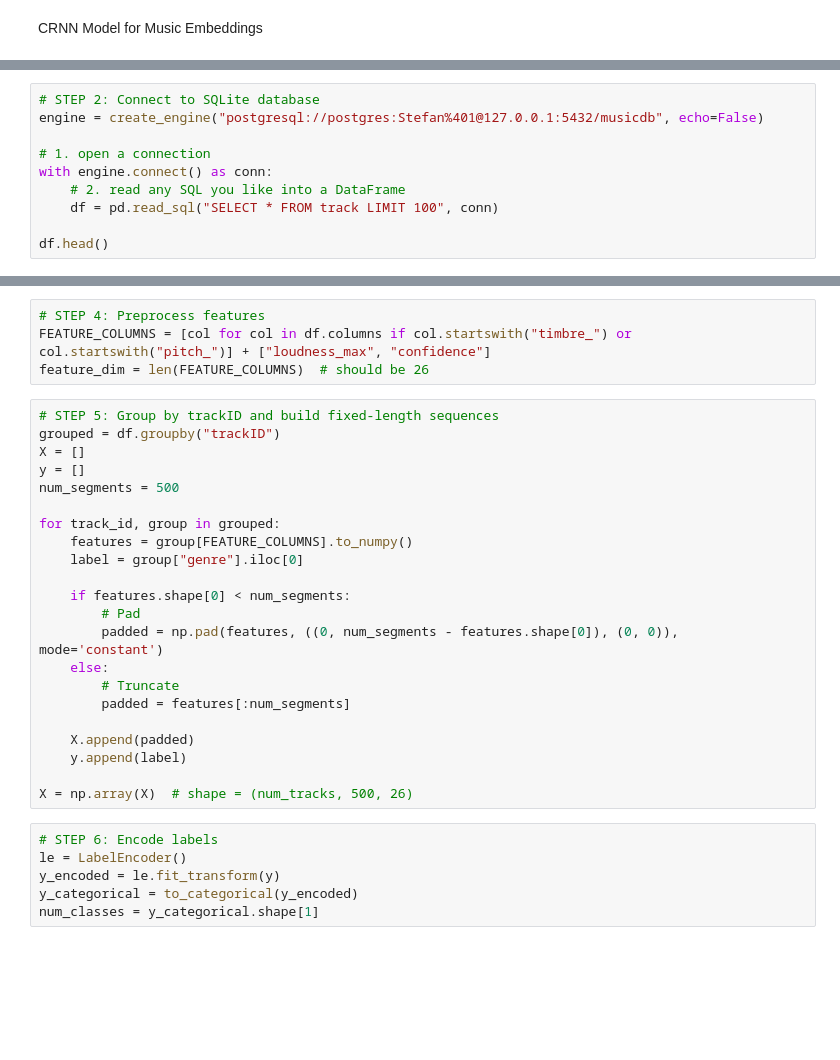
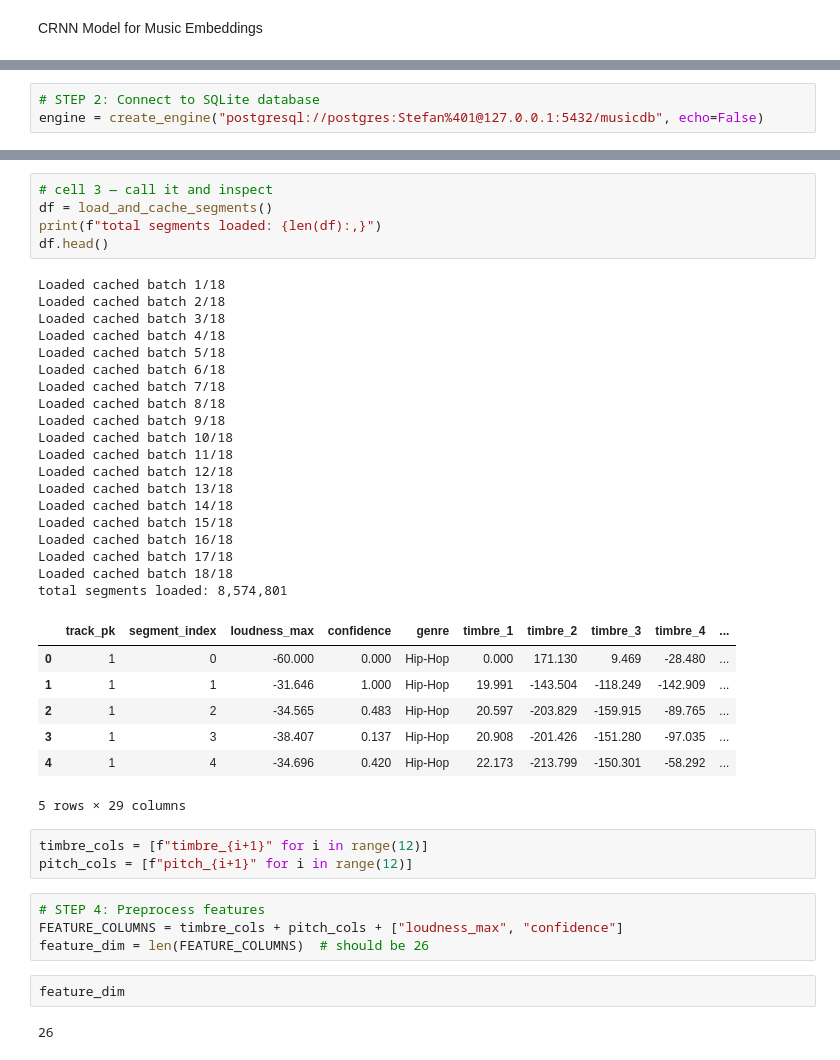
Before and after one commit to stefandprins/MR, a Jupyter notebook: backend/app/notebook/crnn_model.ipynb, the cells around one changed output, grey strips where cells are left out. Cells and saved outputs as stored; diff of their text form; blank space fills up the shorter version.

```diff
--- a/backend/app/notebook/crnn_model.ipynb
+++ b/backend/app/notebook/crnn_model.ipynb
@@ -28,10 +33,3 @@ To enable the following instructions: AVX2 AVX512F AVX512_VNNI AVX512_BF16 FMA,
 # %%
 # STEP 2: Connect to SQLite database
 engine = create_engine("postgresql://postgres:Stefan%401@127.0.0.1:5432/musicdb", echo=False)
-
-# 1. open a connection
-with engine.connect() as conn:
-    # 2. read any SQL you like into a DataFrame
-    df = pd.read_sql("SELECT * FROM track LIMIT 100", conn)
-
-df.head()
@@ -66,32 +104,43 @@ KeyboardInterrupt
+# %%
+# cell 3 — call it and inspect
+df = load_and_cache_segments()
+print(f"total segments loaded: {len(df):,}")
+df.head()
+# %% [output]
+Loaded cached batch 1/18
+Loaded cached batch 2/18
+Loaded cached batch 3/18
+Loaded cached batch 4/18
+Loaded cached batch 5/18
+Loaded cached batch 6/18
+Loaded cached batch 7/18
+Loaded cached batch 8/18
+Loaded cached batch 9/18
+Loaded cached batch 10/18
+Loaded cached batch 11/18
+Loaded cached batch 12/18
+Loaded cached batch 13/18
+Loaded cached batch 14/18
+Loaded cached batch 15/18
+Loaded cached batch 16/18
+Loaded cached batch 17/18
+Loaded cached batch 18/18
+total segments loaded: 8,574,801
+|  | track_pk | segment_index | loudness_max | confidence | genre | timbre_1 | timbre_2 | timbre_3 | timbre_4 | ... |
+| 0 | 1 | 0 | -60.000 | 0.000 | Hip-Hop | 0.000 | 171.130 | 9.469 | -28.480 | ... |
+| 1 | 1 | 1 | -31.646 | 1.000 | Hip-Hop | 19.991 | -143.504 | -118.249 | -142.909 | ... |
+| 2 | 1 | 2 | -34.565 | 0.483 | Hip-Hop | 20.597 | -203.829 | -159.915 | -89.765 | ... |
+| 3 | 1 | 3 | -38.407 | 0.137 | Hip-Hop | 20.908 | -201.426 | -151.280 | -97.035 | ... |
+| 4 | 1 | 4 | -34.696 | 0.420 | Hip-Hop | 22.173 | -213.799 | -150.301 | -58.292 | ... |
+5 rows × 29 columns
+# %%
+timbre_cols = [f"timbre_{i+1}" for i in range(12)]
+pitch_cols = [f"pitch_{i+1}" for i in range(12)]
 # %%
 # STEP 4: Preprocess features
-FEATURE_COLUMNS = [col for col in df.columns if col.startswith("timbre_") or col.startswith("pitch_")] + ["loudness_max", "confidence"]
+FEATURE_COLUMNS = timbre_cols + pitch_cols + ["loudness_max", "confidence"]
 feature_dim = len(FEATURE_COLUMNS)  # should be 26
 # %%
-# STEP 5: Group by trackID and build fixed-length sequences
-grouped = df.groupby("trackID")
-X = []
-y = []
-num_segments = 500
-
-for track_id, group in grouped:
-    features = group[FEATURE_COLUMNS].to_numpy()
-    label = group["genre"].iloc[0]
-
-    if features.shape[0] < num_segments:
-        # Pad
-        padded = np.pad(features, ((0, num_segments - features.shape[0]), (0, 0)), mode='constant')
-    else:
-        # Truncate
-        padded = features[:num_segments]
-
-    X.append(padded)
-    y.append(label)
-
-X = np.array(X)  # shape = (num_tracks, 500, 26)
+feature_dim
+# %% [output]
+26
-# %%
-# STEP 6: Encode labels
-le = LabelEncoder()
-y_encoded = le.fit_transform(y)
-y_categorical = to_categorical(y_encoded)
-num_classes = y_categorical.shape[1]
```
Also changed, not shown: parts of 36 cells of this notebook, 40 other files.
